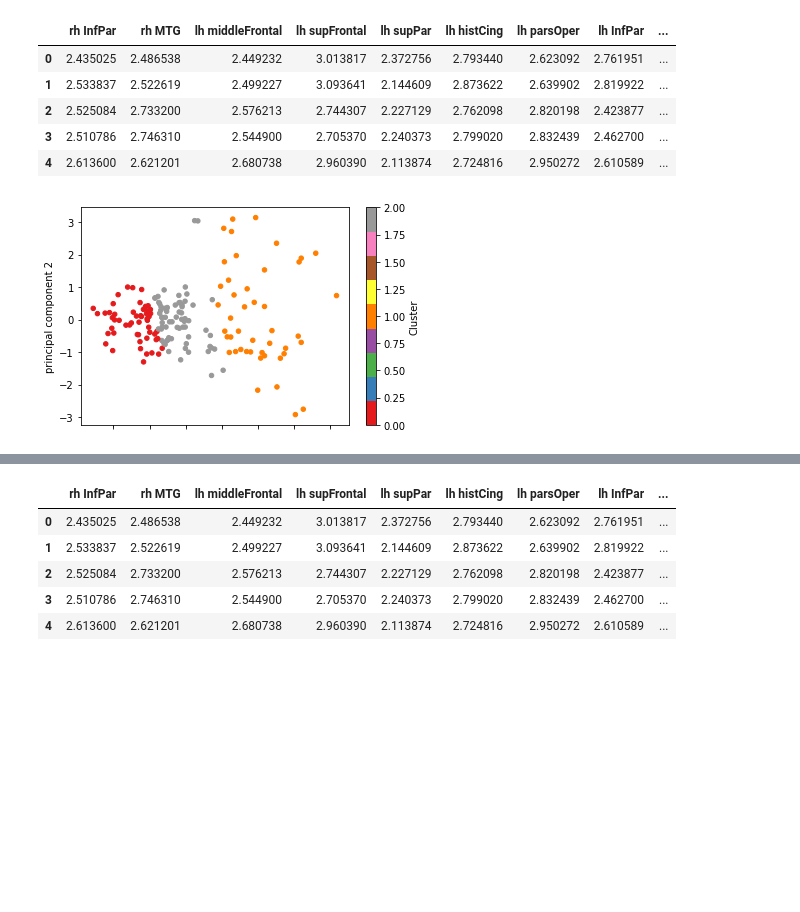
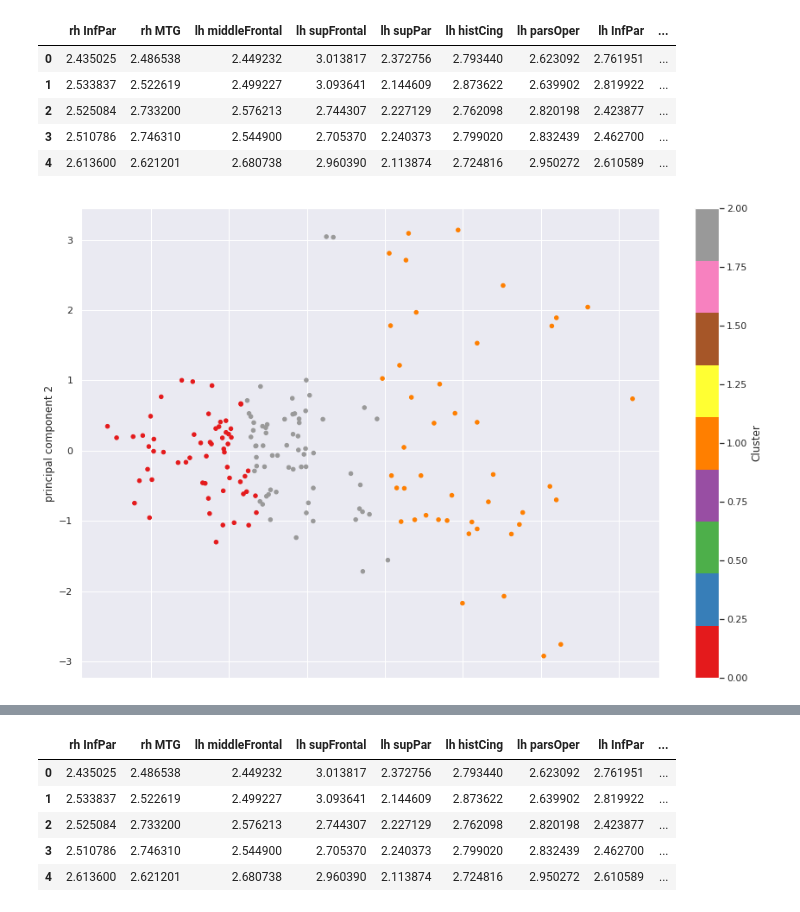
Before and after one commit to RoyMassett/Roy_Ava_Clustering_2019, a Jupyter notebook: notebooks/Thickness_Interaction_Clustering.ipynb, the cells around one changed output, grey strips where cells are left out. Saved outputs shown, nothing was run; the diff lists cells and outputs as text; code cells hidden in the pictures; blank space fills up the shorter version.

```diff
--- a/notebooks/Thickness_Interaction_Clustering.ipynb
+++ b/notebooks/Thickness_Interaction_Clustering.ipynb
@@ -139,7 +138,7 @@ ax_violin = sns.violinplot(x='variable', y='value', data=long_form_standardized,
 # %% [output]
 [figure]
 # %%
-20pca = PCA(n_components=2)
+pca = PCA(n_components=2)
 #pca.components_
 principalComponents = pca.fit_transform(x)
 
@@ -151,4 +155,5 @@ SyntaxError: ignored
 # %%
+sns.set(rc={'figure.figsize':(15, 10)})
 unclustered_pca = pca_2D_raw(interaction)
 unclustered_pca["Diagnosis"] = interaction["Diagnosis"]
 ax_unclustered = unclustered_pca.plot.scatter(x='principal component 1', y='principal component 2', c="Diagnosis", colormap="Set1")
@@ -179,0 +185,4 @@ plt.show(ax_unclustered)
+# %%
+sns.set(rc={'figure.figsize':(30,8.27)})
+long_form_two = pd.melt(interaction_2_clusters, id_vars="Cluster", value_vars=features)
+ax_violin_two = sns.violinplot(x='variable', y='value', data=long_form_two, hue="Cluster", split=True)
@@ -198,11 +203,12 @@ interaction_3_clusters.head()
 | 3 | 2.510786 | 2.746310 | 2.544900 | 2.705370 | 2.240373 | 2.799020 | 2.832439 | 2.462700 | ... |
 | 4 | 2.613600 | 2.621201 | 2.680738 | 2.960390 | 2.113874 | 2.724816 | 2.950272 | 2.610589 | ... |
 # %%
+sns.set(rc={'figure.figsize':(15,10)})
 three_cluster_pca = principalDf.copy()
 three_cluster_pca["Cluster"] = interaction_3_clusters["Cluster"]
 three_cluster_pca["Diagnosis"] = interaction["Diagnosis"]
 ax_3_cluster = three_cluster_pca.plot.scatter(x='principal component 1', y='principal component 2', c="Cluster", colormap="Set1")
 plt.show(ax_3_cluster)
 plt.show(ax_unclustered)
 # %% [output]
-[figure, old version]
+[figure, new version]
```
Also changed, not shown: parts of 13 cells of this notebook.
